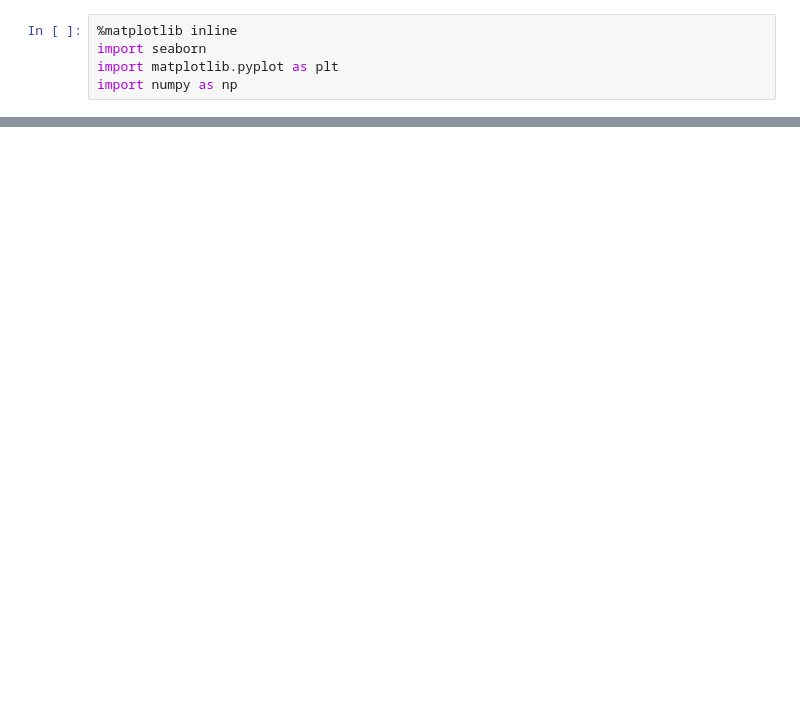
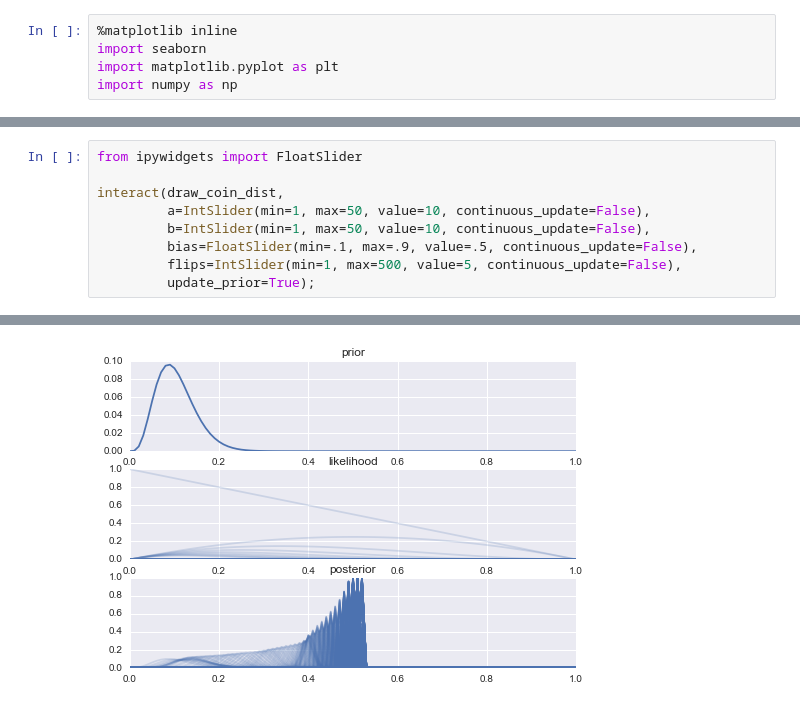
Before and after one commit to rlabbe/kruschke, a Jupyter notebook: beta.ipynb, the cells around one changed output, grey strips where cells are left out. Drawn from its saved outputs; the diff is of its cells as text; blank space fills up the shorter version.

```diff
--- a/beta.ipynb
+++ b/beta.ipynb
@@ -19,0 +75,10 @@ interact(plt_beta,
+# %%
+from ipywidgets import FloatSlider
+
+interact(draw_coin_dist,
+         a=IntSlider(min=1, max=50, value=10, continuous_update=False),
+         b=IntSlider(min=1, max=50, value=10, continuous_update=False),
+         bias=FloatSlider(min=.1, max=.9, value=.5, continuous_update=False),
+         flips=IntSlider(min=1, max=500, value=5, continuous_update=False),
+         update_prior=True);
+# %% [output]
@@ -19,0 +89 @@ interact(plt_beta,
+[figure, added]
```
Also changed, not shown: parts of 5 cells of this notebook, 1 other file.
